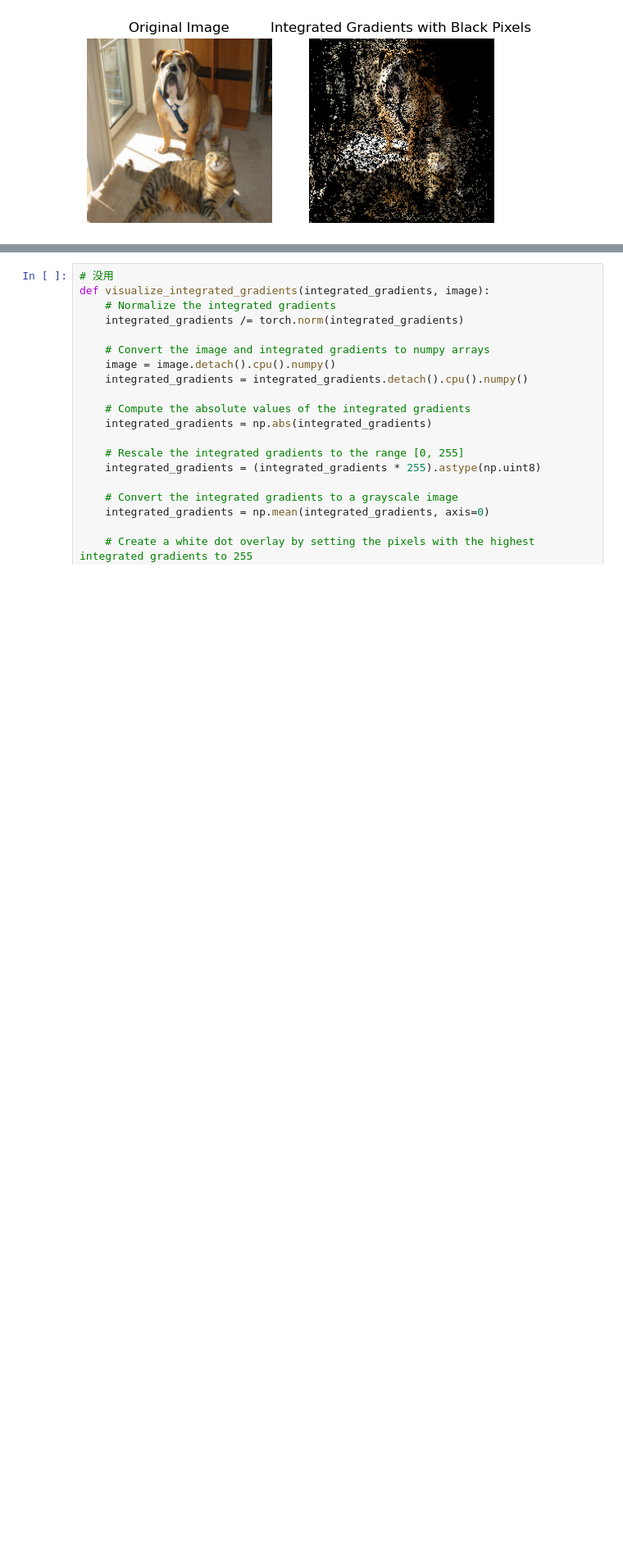
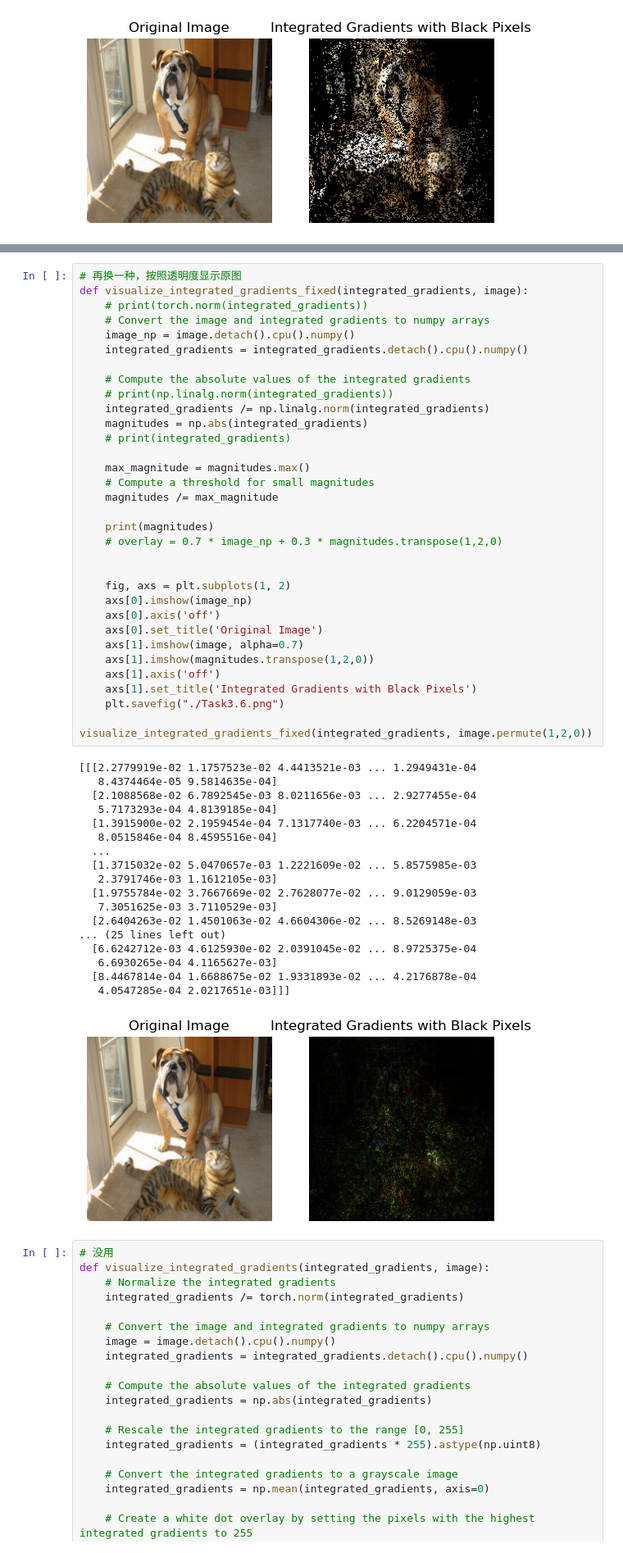
Before and after one commit to zhiyuan5986/CS3612-Machine-Learning-Final-Project, a Jupyter notebook: Task3/Task3.6.ipynb, the cells around one changed output, grey strips where cells are left out. Shown at 82% size. Cells and saved outputs as stored; diff of their text form; blank space fills up the shorter version.

```diff
--- a/Task3/Task3.6.ipynb
+++ b/Task3/Task3.6.ipynb
@@ -253,3 +292,55 @@ visualize_integrated_gradients_fixed(integrated_gradients, image.permute(1,2,0))
+# %%
+# 再换一种，按照透明度显示原图
+def visualize_integrated_gradients_fixed(integrated_gradients, image):
+    # print(torch.norm(integrated_gradients))
+    # Convert the image and integrated gradients to numpy arrays
+    image_np = image.detach().cpu().numpy()
+    integrated_gradients = integrated_gradients.detach().cpu().numpy()
+
+    # Compute the absolute values of the integrated gradients
+    # print(np.linalg.norm(integrated_gradients))
+    integrated_gradients /= np.linalg.norm(integrated_gradients)
+    magnitudes = np.abs(integrated_gradients)
+    # print(integrated_gradients)
+
+    max_magnitude = magnitudes.max()
+    # Compute a threshold for small magnitudes
+    magnitudes /= max_magnitude
+
+    print(magnitudes)
+    # overlay = 0.7 * image_np + 0.3 * magnitudes.transpose(1,2,0)
+
+
+    fig, axs = plt.subplots(1, 2)
+    axs[0].imshow(image_np)
+    axs[0].axis('off')
+    axs[0].set_title('Original Image')
+    axs[1].imshow(image, alpha=0.7)
+    axs[1].imshow(magnitudes.transpose(1,2,0))
+    axs[1].axis('off')
+    axs[1].set_title('Integrated Gradients with Black Pixels')
+    plt.savefig("./Task3.6.png")
+
+visualize_integrated_gradients_fixed(integrated_gradients, image.permute(1,2,0))
+# %% [output]
+[[[2.2779919e-02 1.1757523e-02 4.4413521e-03 ... 1.2949431e-04
+   8.4374464e-05 9.5814635e-04]
+  [2.1088568e-02 6.7892545e-03 8.0211656e-03 ... 2.9277455e-04
+   5.7173293e-04 4.8139185e-04]
+  [1.3915900e-02 2.1959454e-04 7.1317740e-03 ... 6.2204571e-04
+   8.0515846e-04 8.4595516e-04]
+  ...
+  [1.3715032e-02 5.0470657e-03 1.2221609e-02 ... 5.8575985e-03
+   2.3791746e-03 1.1612105e-03]
+  [1.9755784e-02 3.7667669e-02 2.7628077e-02 ... 9.0129059e-03
+   7.3051625e-03 3.7110529e-03]
+  [2.6404263e-02 1.4501063e-02 4.6604306e-02 ... 8.5269148e-03
+... (25 lines left out)
+  [6.6242712e-03 4.6125930e-02 2.0391045e-02 ... 8.9725375e-04
+   6.6930265e-04 4.1165627e-03]
+  [8.4467814e-04 1.6688675e-02 1.9331893e-02 ... 4.2176878e-04
+   4.0547285e-04 2.0217651e-03]]]
+[figure, added]
 # %%
 # 没用
 def visualize_integrated_gradients(integrated_gradients, image):
```
Also changed, not shown: parts of 3 cells of this notebook, 26 other files.
